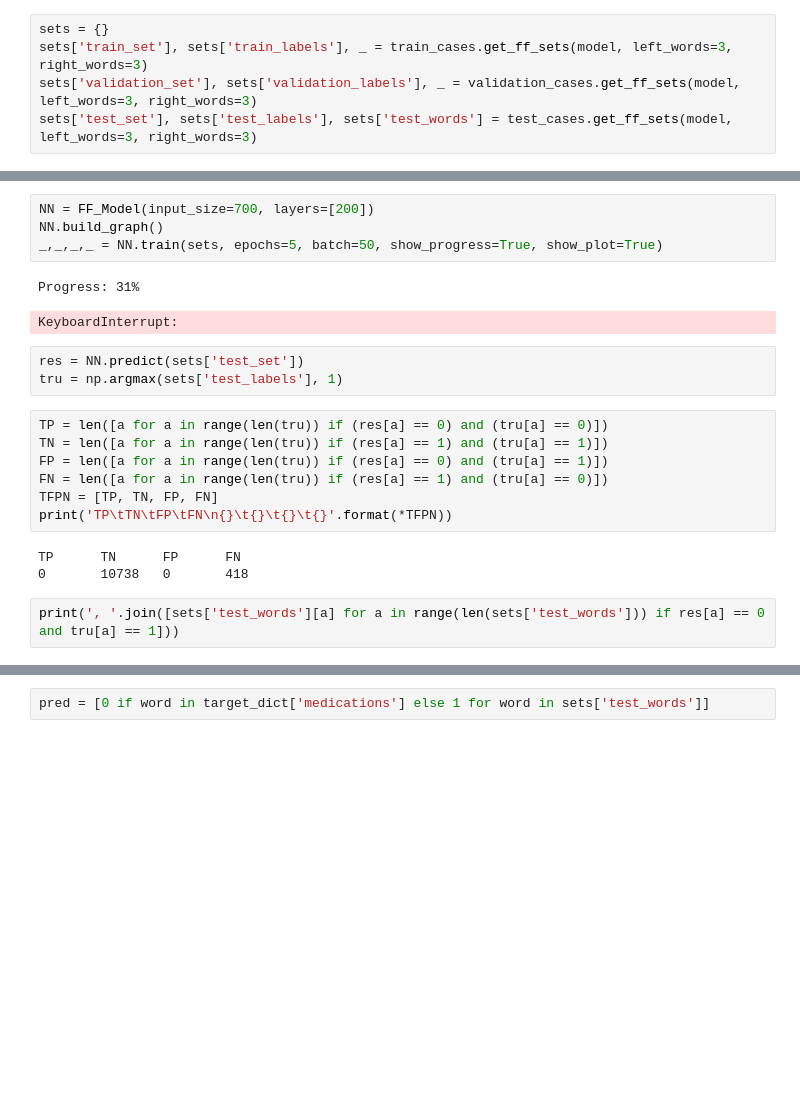
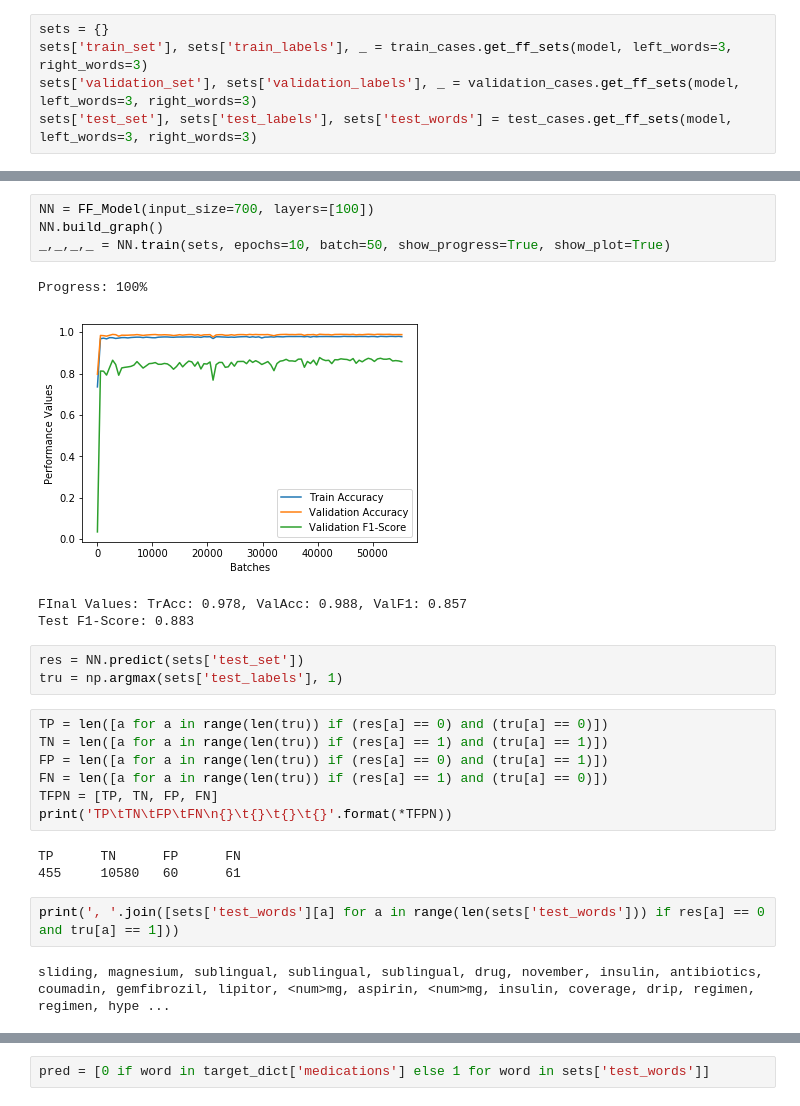
Before and after one commit to goto1991/L2B2-medication-extraction, a Jupyter notebook: Model 3.ipynb, the cells around one changed output, grey strips where cells are left out. Cells and saved outputs as stored; diff of their text form; blank space fills up the shorter version.

```diff
--- a/Model 3.ipynb
+++ b/Model 3.ipynb
@@ -71,10 +66,12 @@ Ratio: med: 0.11% non-med: 0.89%
 # %%
-NN = FF_Model(input_size=700, layers=[200])
+NN = FF_Model(input_size=700, layers=[100])
 NN.build_graph()
-_,_,_,_ = NN.train(sets, epochs=5, batch=50, show_progress=True, show_plot=True)
+_,_,_,_ = NN.train(sets, epochs=10, batch=50, show_progress=True, show_plot=True)
 # %% [output]
-Progress: 31%
+Progress: 100%
+[figure, added]
-KeyboardInterrupt:
+FInal Values: TrAcc: 0.978, ValAcc: 0.988, ValF1: 0.857
+Test F1-Score: 0.883
 # %%
 res = NN.predict(sets['test_set'])
 tru = np.argmax(sets['test_labels'], 1)
@@ -87,7 +84,9 @@ TFPN = [TP, TN, FP, FN]
 print('TP\tTN\tFP\tFN\n{}\t{}\t{}\t{}'.format(*TFPN))
 # %% [output]
 TP      TN      FP      FN
-0       10738   0       418
+455     10580   60      61
 # %%
 print(', '.join([sets['test_words'][a] for a in range(len(sets['test_words'])) if res[a] == 0 and tru[a] == 1]))
+# %% [output]
+sliding, magnesium, sublingual, sublingual, sublingual, drug, november, insulin, antibiotics, coumadin, gemfibrozil, lipitor, <num>mg, aspirin, <num>mg, insulin, coverage, drip, regimen, regimen, hype ...
 # %%
```
Also changed, not shown: parts of 13 cells of this notebook, 4 other files.
